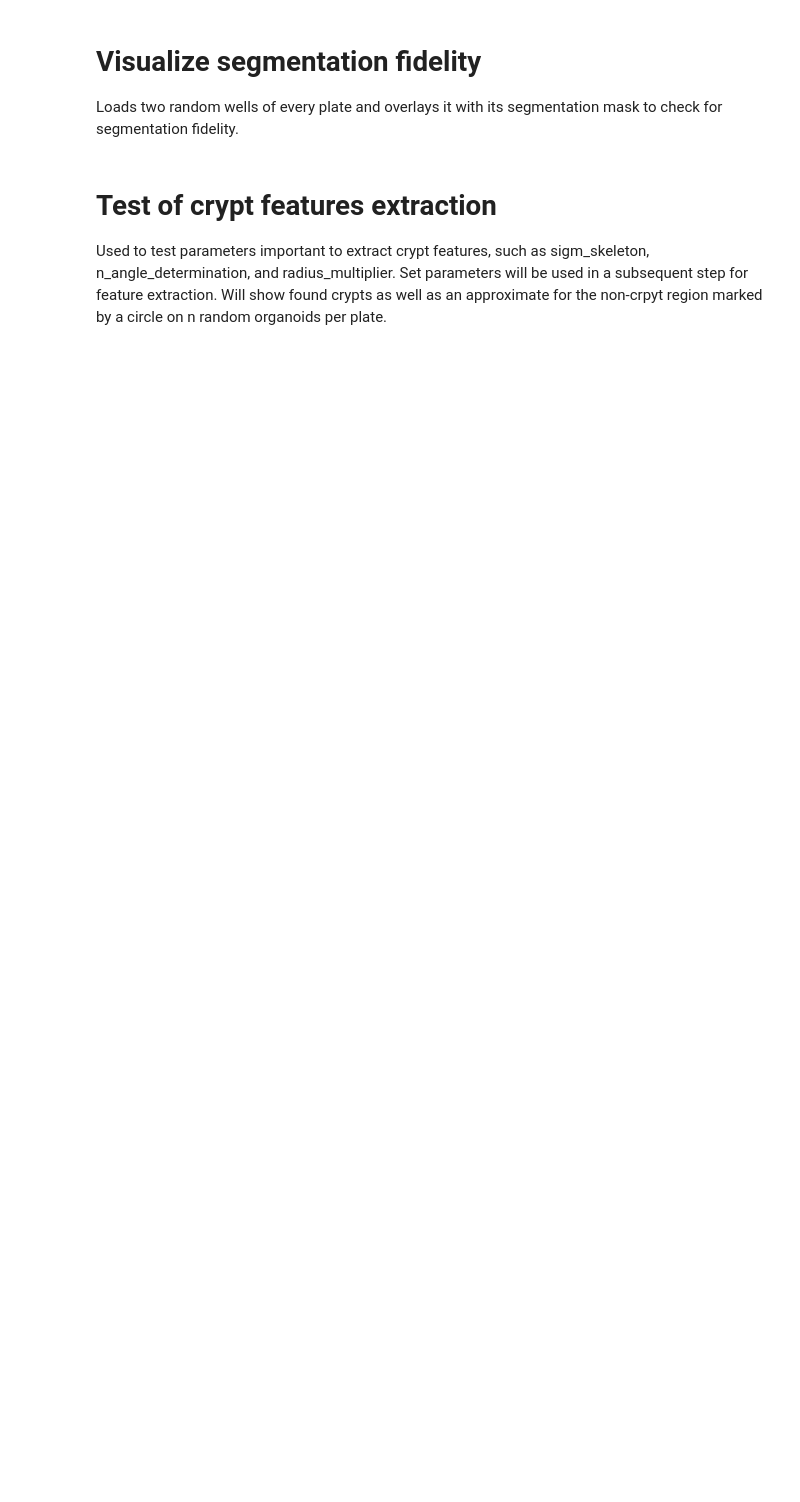
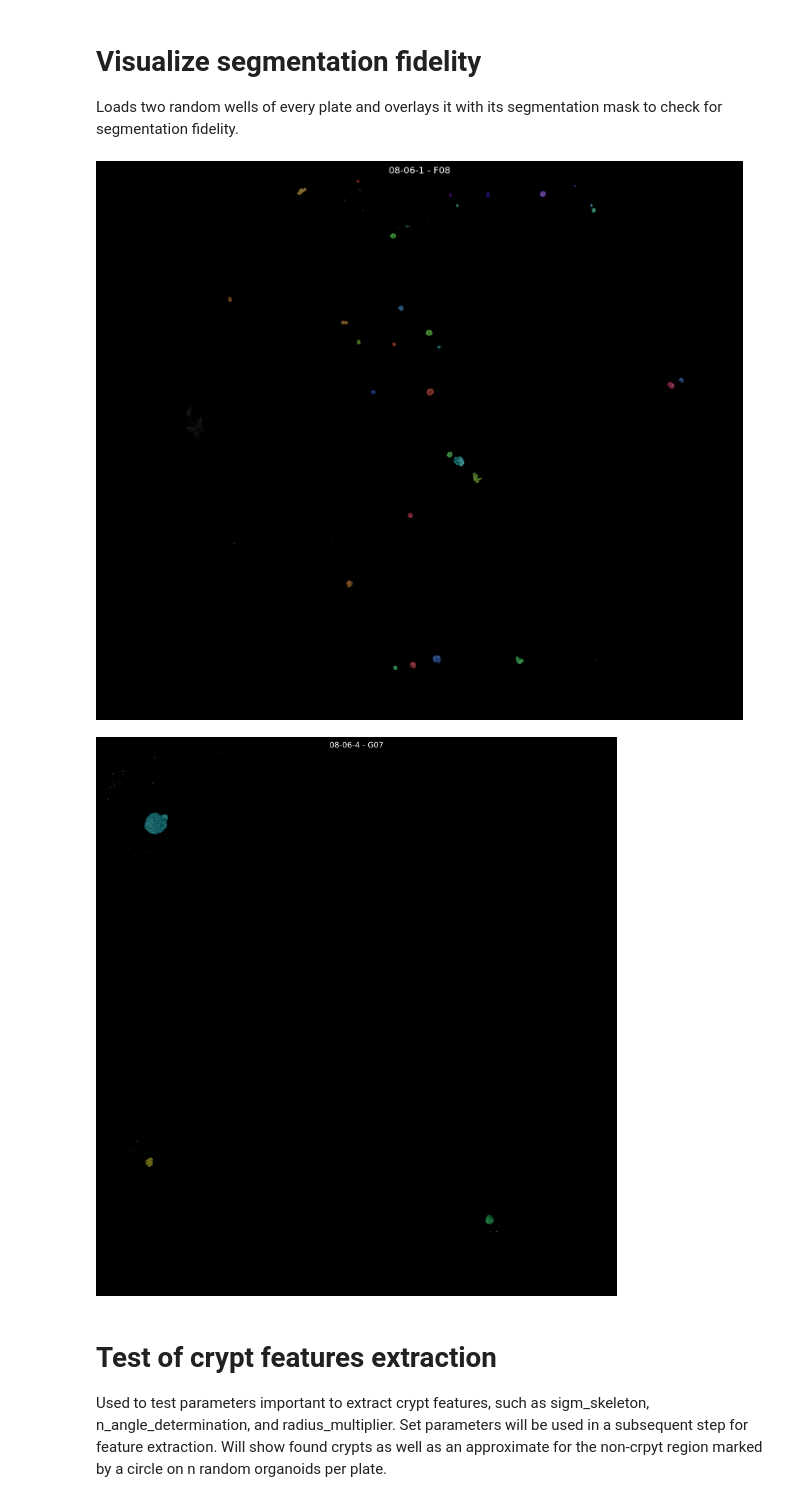
Before and after one commit to fmi-basel/ATMC_Analysis, a Jupyter notebook: 1_FeatureExtraction.ipynb, the cells around one changed output. Saved outputs shown, nothing was run; the diff lists cells and outputs as text; code cells hidden in the pictures; blank space fills up the shorter version.

```diff
--- a/1_FeatureExtraction.ipynb
+++ b/1_FeatureExtraction.ipynb
@@ -11,17 +13,7 @@ Provide information regarding directories, used barcodes, and define the file na
 Setup .xls file must be in source folder. See GitHub readme for more information.
 # %%
 # Point to experiment folder. Has to include setup .xls file.
-source = "/tungstenfs/scratch/gliberal/Users/oostkoen/_Data/_Microscopy/_MD/001_001_EB_TC"
+source = "/tachyon/scratch/gatmc/Users/kahnmaur/3_Coding/1_Analysis"
 
-# Analysis directory. If not present will automatically create 4 folder substructure for standardization in subsequent notebooks.
-analysis_dir = "/tungstenfs/scratch/gliberal/Users/oostkoen/_Data/_Analysis/001_001_EB_TC"
-
-# Point to individual folders relative of the "source" folder for extracted *_mip.zarr files from individual imaged microscopy plates. See GitHub readme for more information.
-folder =["Day2.5/output/Plate.zarr","Day4/output/Plate.zarr", "Day5/output/Plate.zarr"]
-#folder =["Day4/output/Plate.zarr", "Day5/output/Plate.zarr"]
-
-# List of used Barcodes, unique for imaged microscopy plates. List must have the same length and order as "folder" structure. Barcodes must be the same as in .xls setup file name. See GitHub readme for more information.
-barcodes =["d25","d4","d5"]
-#barcodes =["d4","d5"]
-
-result_file_name = "1_FE_Results" # Filename for results file. Will be augmented by date and time of saving.
+# Optional: Analysis directory. If None this will default to the source folder. Creates 4 folder substructure for standardization in subsequent notebooks.
+analysis_dir = None
@@ -99,13 +136,24 @@ fig = plot_thresholds(thresholds = thresholds,
 # Visualize segmentation fidelity
 Loads two random wells of every plate and overlays it with its segmentation mask to check for segmentation fidelity.
 # %%
-segmentation_fidelity_check(ome_zarr_dict,
-                            channels = [0],
-                            channel_colors = ["Gray"],
-                            channel_ranges = [[100,4000]],
-                            n = 5,
-                            label_name = label_name,
-                            pyramid_lvl_plot = 2)
+channel = [0] # Channel to plot. Related to order of stainings in "stainings" dictionary.
+channel_colors = ["Gray"] # Color of channel to plot.
+channel_ranges = [[100,4000]] # Range of values to plot for channel. Must
+n = 1 # Number of wells to plot per timepoint.
+pyriamid_lvl_plot = 2 # OME_zarr Pyramid level to plot.
+
+segmentation_fidelity_check(
+    ome_zarr_dict,
+    channels = channel,
+    channel_colors = channel_colors,
+    channel_ranges = channel_ranges,
+    n = n,
+    label_name = label_name,
+    pyramid_lvl_plot = pyriamid_lvl_plot
+    )
+# %% [output]
+[figure, added]
+[figure, added]
 # %% [markdown]
 # Test of crypt features extraction
 
```
Also changed, not shown: parts of 60 cells of this notebook, 14 other files.
